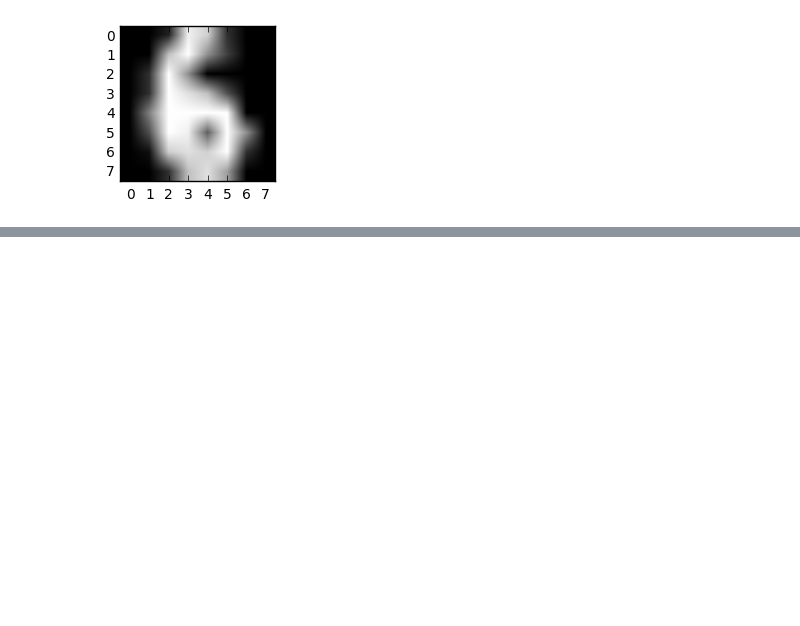
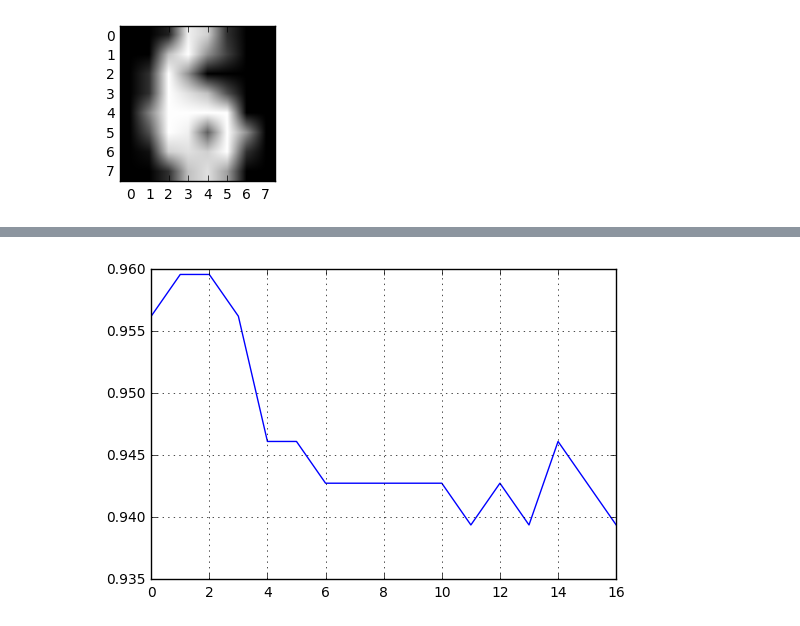
Before and after one commit to coding-blocks-archives/Perceptron_Summer_Noida_2018, a Jupyter notebook: class_03/Untitled.ipynb, the cells around one changed output, grey strips where cells are left out. Cells and saved outputs as stored; diff of their text form; code cells hidden in the pictures; blank space fills up the shorter version.

```diff
--- a/class_03/Untitled.ipynb
+++ b/class_03/Untitled.ipynb
@@ -92,7 +92,7 @@ def knn(train, test, k=3):
 
     for i in range(train.shape[0]):
         # Get the vector and label
-        ix = train[i, :2]
+        ix = train[i, :-1]
         iy = train[i, -1]
         # Compute the distance from test point
         d = distance(test, ix)
@@ -135,0 +141,5 @@ plt.show()
+# %%
+trainset = ds[:1500]
+testset = ds[1500:]
+
+print trainset.shape, testset.shape
@@ -135,0 +148,32 @@ plt.show()
+# %%
+import datetime
+
+
+
+
+def test_on_set(trainset, testing, k=3):
+    preds = []
+    target = []
+    # start = datetime.datetime.now()
+    for ix in range(testing.shape[0]):
+        out = knn(trainset, testing[ix, :-1], k=k)
+        preds.append(out)
+        target.append(testing[ix, -1])
+    preds = np.asarray(preds)
+    target = np.asarray(target)
+    # stop = datetime.datetime.now()
+
+    # print preds.shape, target.shape
+    # print "Time taken: {}".format(stop - start)
+
+    acc = float((preds == target).sum()) / len(preds)
+
+    print "Accuracy: {} wiht k: {}".format(acc, k)
+    return acc
+# %%
+accs = []
+ks = [2, 3, 4, 5, 6, 7, 8, 9, 10, 11, 12, 13, 14, 15, 16, 17, 18]
+
+for kx in ks:
+    acx = test_on_set(trainset, testset, k=kx)
+    accs.append(acx)
@@ -135,0 +198,8 @@ plt.show()
+# %%
+plt.figure(0)
+plt.grid("on")
+plt.plot(accs)
+
+plt.show()
+# %% [output]
+[figure, added]
```
Also changed, not shown: parts of 3 cells of this notebook.
